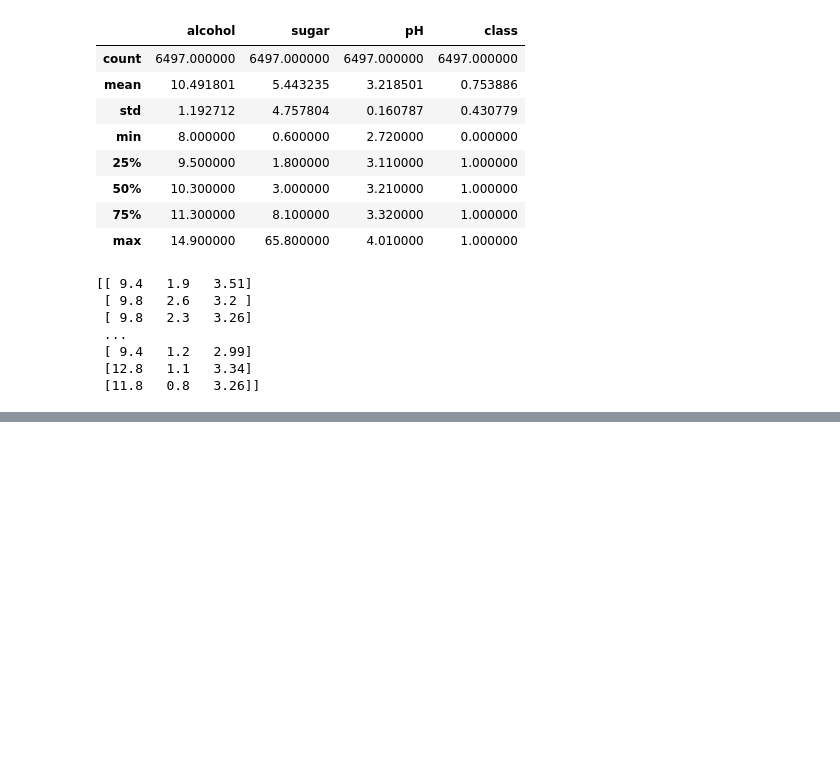
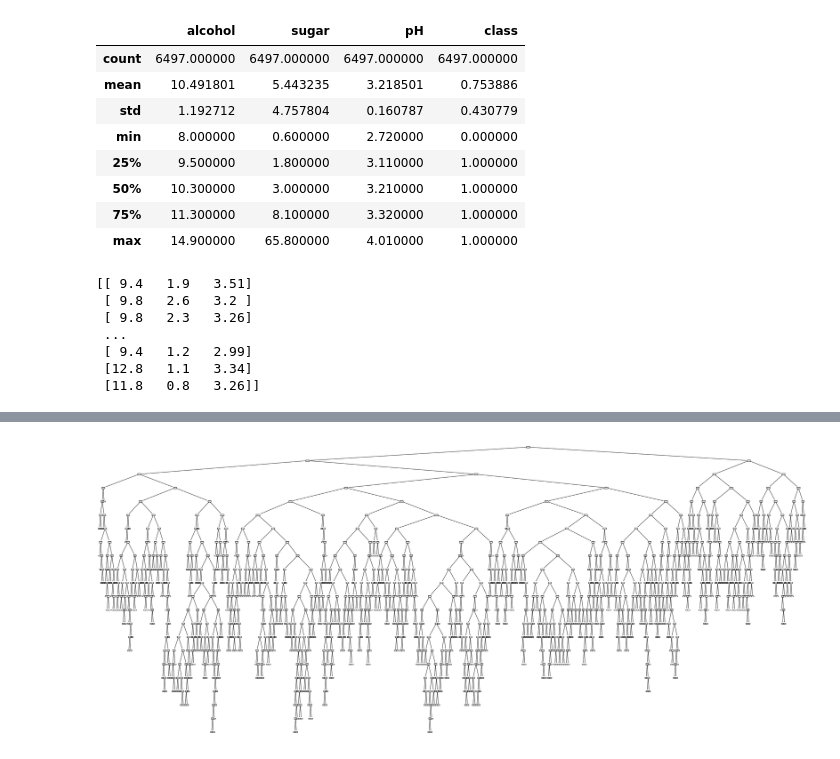
Before and after one commit to JunsooJung/Python25Study, a Jupyter notebook: 05_01_결정트리.ipynb, the cells around one changed output, grey strips where cells are left out. Drawn from its saved outputs; the diff is of its cells as text; code cells hidden in the pictures; blank space fills up the shorter version.

```diff
--- a/05_01_결정트리.ipynb
+++ b/05_01_결정트리.ipynb
@@ -69,3 +69,7 @@ print(data)
  [ 9.4   1.2   2.99]
  [12.8   1.1   3.34]
  [11.8   0.8   3.26]]
+# %%
+train_input, test_input, train_target, test_target = train_test_split(data, target, test_size=0.2, random_state=42)
+
+print(train_input.shape,test_input.shape)
@@ -71,0 +78,11 @@ print(data)
+# %%
+ss= StandardScaler()
+train_scaled = ss.fit_transform(train_input)
+test_scaled = ss.transform(test_input)
+
+train_scaled = ss.transform(train_input)
+test_scaled = ss.transform(test_input)
+
+print(train_scaled)
+print("---")
+print(test_scaled)
@@ -71,0 +105,6 @@ print(data)
+# %%
+lr = LogisticRegression()
+lr.fit(train_scaled, train_target)
+
+print(lr.score(train_scaled, train_target))
+print(lr.score(test_scaled, test_target))
@@ -71,0 +120,3 @@ print(data)
+# %%
+dt = DecisionTreeClassifier(random_state=42)
+dt.fit(train_scaled,train_target)
@@ -71,0 +133,7 @@ print(data)
+# %%
+plt.figure(figsize=(40,17)) # figure(형태,도형)
+# figsize=(20,15) 그래프의 사이즈(가로인치, 세로인치)
+plot_tree(dt)
+plt.show()
+# %% [output]
+[figure, added]
```
Also changed, not shown: parts of 18 cells of this notebook.
